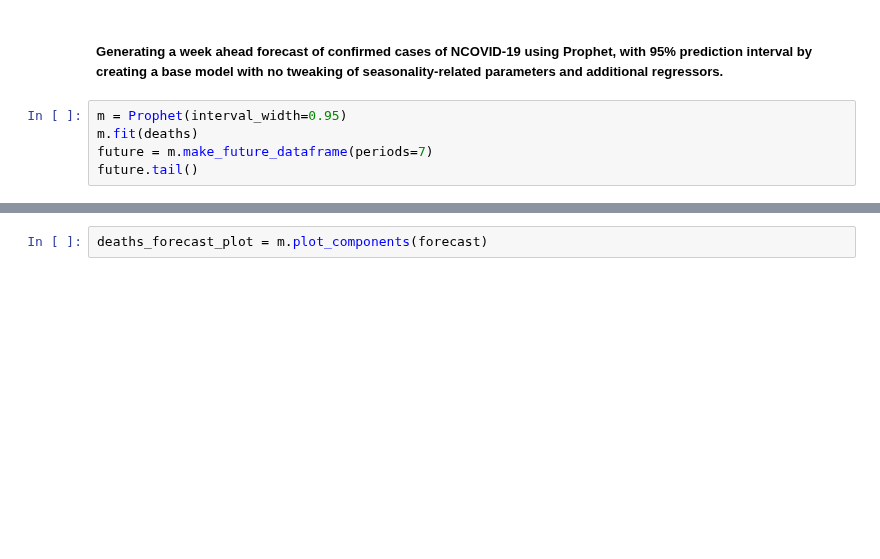
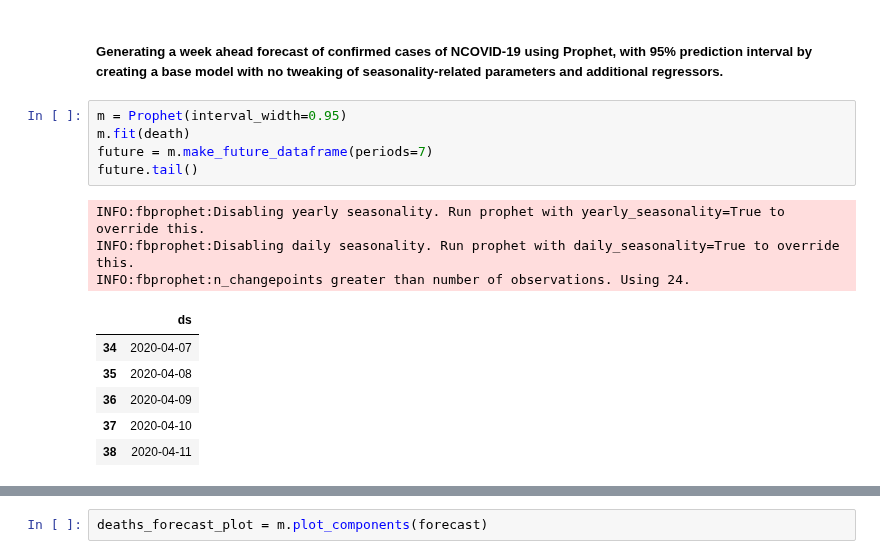
Before and after one commit to DutchDS/Final-Project, a Jupyter notebook: Leo's sandbox/COVID19_prophet.ipynb, the cells around one changed output, grey strips where cells are left out. Drawn from its saved outputs; the diff is of its cells as text; blank space fills up the shorter version.

```diff
--- a/Leo's sandbox/COVID19_prophet.ipynb
+++ b/Leo's sandbox/COVID19_prophet.ipynb
@@ -245,8 +172,18 @@ confirmed_forecast_plot =m.plot_components(forecast)
 ##### Generating a week ahead forecast of confirmed cases of NCOVID-19 using Prophet, with 95% prediction interval by creating a base model with no tweaking of seasonality-related parameters and additional regressors.
 # %%
 m = Prophet(interval_width=0.95)
-m.fit(deaths)
+m.fit(death)
 future = m.make_future_dataframe(periods=7)
 future.tail()
+# %% [output]
+INFO:fbprophet:Disabling yearly seasonality. Run prophet with yearly_seasonality=True to override this.
+INFO:fbprophet:Disabling daily seasonality. Run prophet with daily_seasonality=True to override this.
+INFO:fbprophet:n_changepoints greater than number of observations. Using 24.
+|  | ds |
+| 34 | 2020-04-07 |
+| 35 | 2020-04-08 |
+| 36 | 2020-04-09 |
+| 37 | 2020-04-10 |
+| 38 | 2020-04-11 |
 # %%
 forecast = m.predict(future)
```
Also changed, not shown: parts of 19 cells of this notebook, 35 other files.
